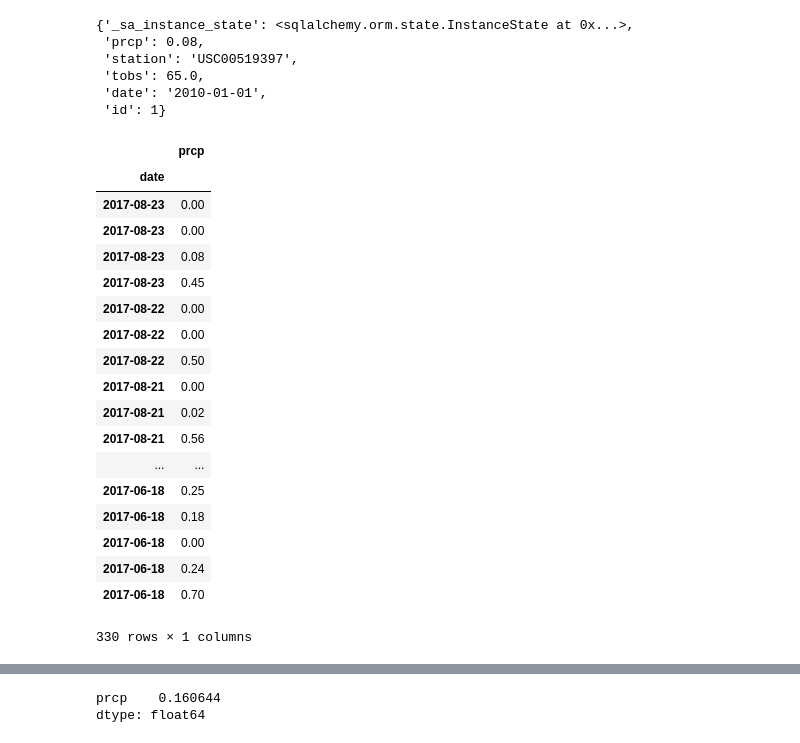
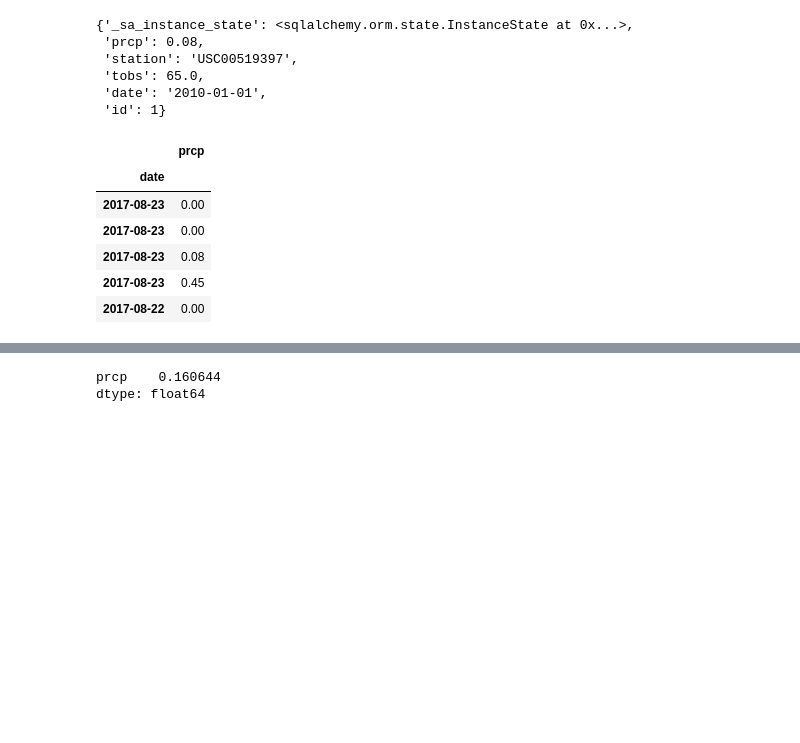
Before and after one commit to mldebaker/SQL-Alchemy-Challenge, a Jupyter notebook: Surfs_Up/climate_starter.ipynb, the cells around one changed output, grey strips where cells are left out. Cells and saved outputs as stored; diff of their text form; code cells hidden in the pictures; blank space fills up the shorter version.

```diff
--- a/Surfs_Up/climate_starter.ipynb
+++ b/Surfs_Up/climate_starter.ipynb
@@ -63,35 +63,23 @@ first_rowM.__dict__
 # %%
 # Design a query to retrieve the last 12 months of precipitation data and plot the results
 # Calculate the date 1 year ago from the last data point in the database
 # Perform a query to retrieve the data and precipitation scores
 query = session.query(Measurement.prcp, Measurement.date).order_by(Measurement.date.desc()).limit(366)
 df = pd.read_sql(query.statement, engine)
 df2 = df.dropna()
 
 # Save the query results as a Pandas DataFrame and set the index to the date column
-df2.set_index('date')
+df2.set_index('date').head()
 
 # Use Pandas Plotting with Matplotlib to plot the data
 # %% [output]
 |  | prcp |
 | date |  |
 | 2017-08-23 | 0.00 |
 | 2017-08-23 | 0.00 |
 | 2017-08-23 | 0.08 |
 | 2017-08-23 | 0.45 |
 | 2017-08-22 | 0.00 |
-| 2017-08-22 | 0.00 |
-| 2017-08-22 | 0.50 |
-| 2017-08-21 | 0.00 |
-| 2017-08-21 | 0.02 |
-| 2017-08-21 | 0.56 |
-| ... | ... |
-| 2017-06-18 | 0.25 |
-| 2017-06-18 | 0.18 |
-| 2017-06-18 | 0.00 |
-| 2017-06-18 | 0.24 |
-| 2017-06-18 | 0.70 |
-330 rows × 1 columns
 # %% [markdown]
 ![precipitation](Images/precipitation.png)
 # %%
```
Also changed, not shown: parts of 2 cells of this notebook.
